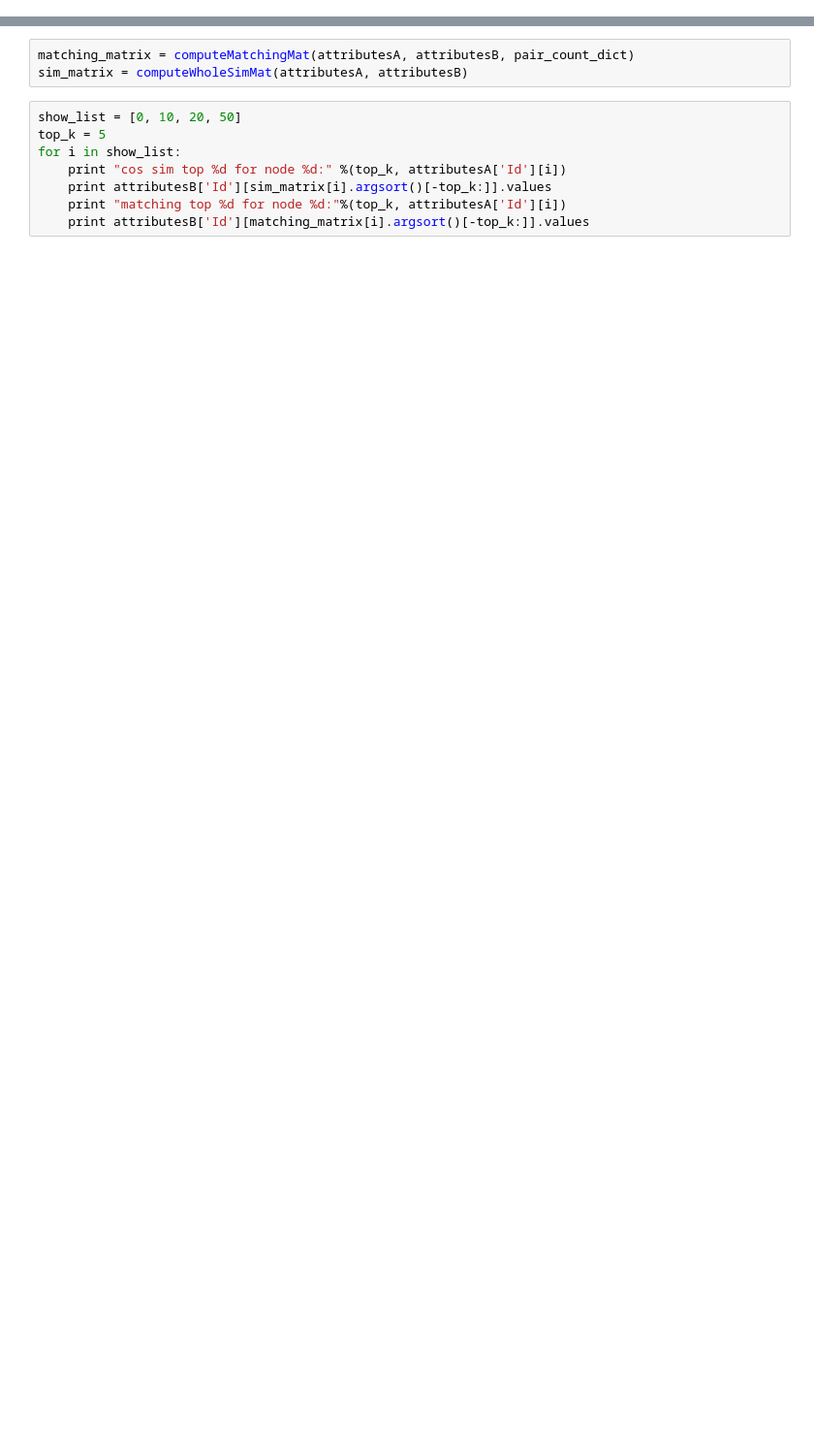
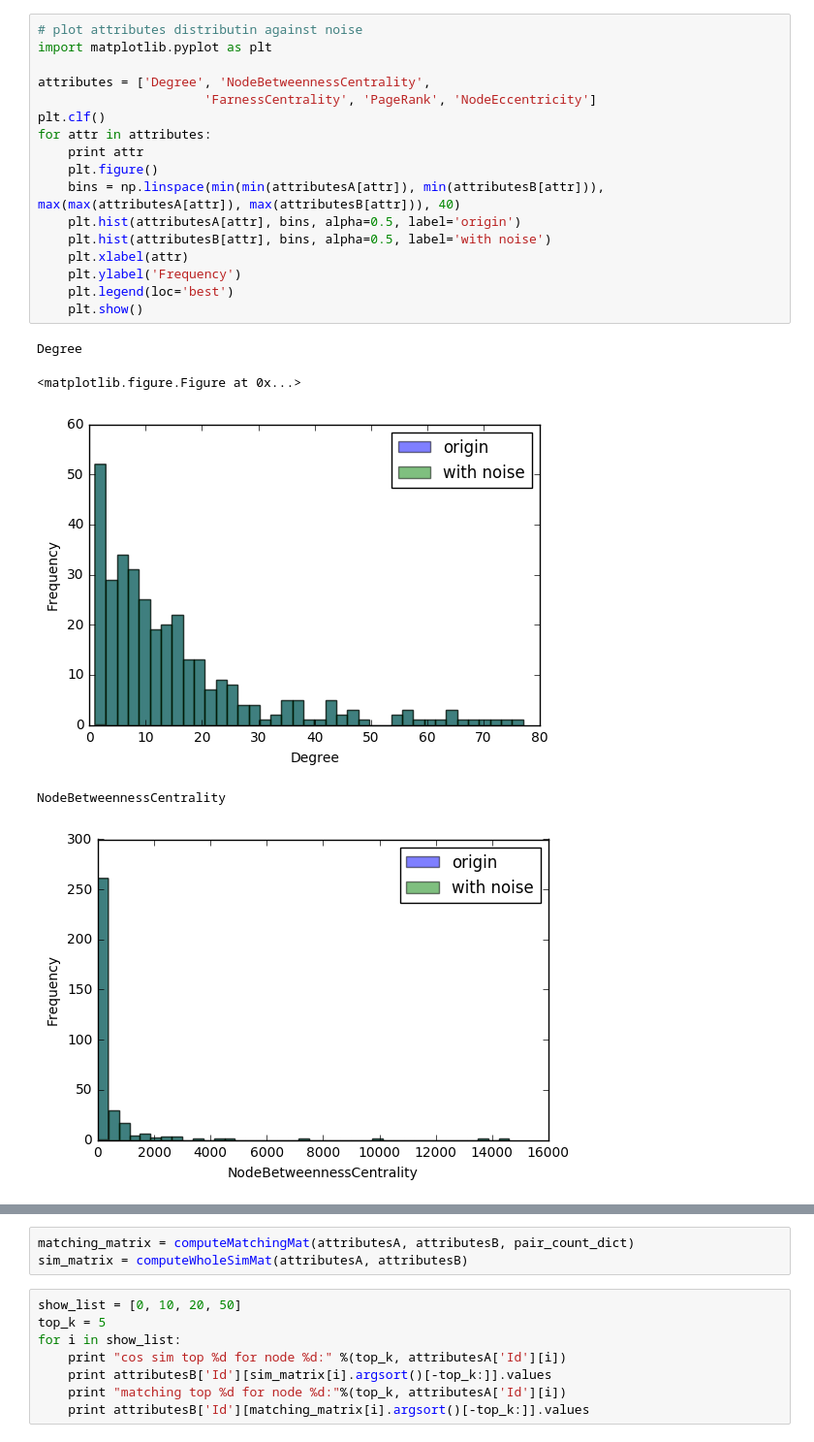
Before and after one commit to whus6207/graph_align_lsh, a Jupyter notebook: graph alignment using LSH(undirected).ipynb, the cells around one changed output, grey strips where cells are left out. Shown at 97% size. Saved outputs shown, nothing was run; the diff lists cells and outputs as text; blank space fills up the shorter version.

Commit message:
egonet attr

```diff
--- a/graph alignment using LSH(undirected).ipynb
+++ b/graph alignment using LSH(undirected).ipynb
@@ -19,3 +25,26 @@ attributesB = getUndirAttribute('metadata/B.edges')
 with open('metadata/attributesB', 'w') as f:
     for index, row in attributesB.iterrows():
         f.write(str(attributesB.ix[index]))
+# %%
+# plot attributes distributin against noise
+import matplotlib.pyplot as plt
+
+attributes = ['Degree', 'NodeBetweennessCentrality',
+                      'FarnessCentrality', 'PageRank', 'NodeEccentricity']
+plt.clf()
+for attr in attributes:
+    print attr
+    plt.figure()
+    bins = np.linspace(min(min(attributesA[attr]), min(attributesB[attr])), max(max(attributesA[attr]), max(attributesB[attr])), 40)
+    plt.hist(attributesA[attr], bins, alpha=0.5, label='origin')
+    plt.hist(attributesB[attr], bins, alpha=0.5, label='with noise')
+    plt.xlabel(attr)
+    plt.ylabel('Frequency')
+    plt.legend(loc='best')
+    plt.show()
+# %% [output]
+Degree
+<matplotlib.figure.Figure at 0x...>
+[figure, added]
+NodeBetweennessCentrality
+[figure, added]
```
Also changed, not shown: parts of 10 cells of this notebook, 4 other files.
